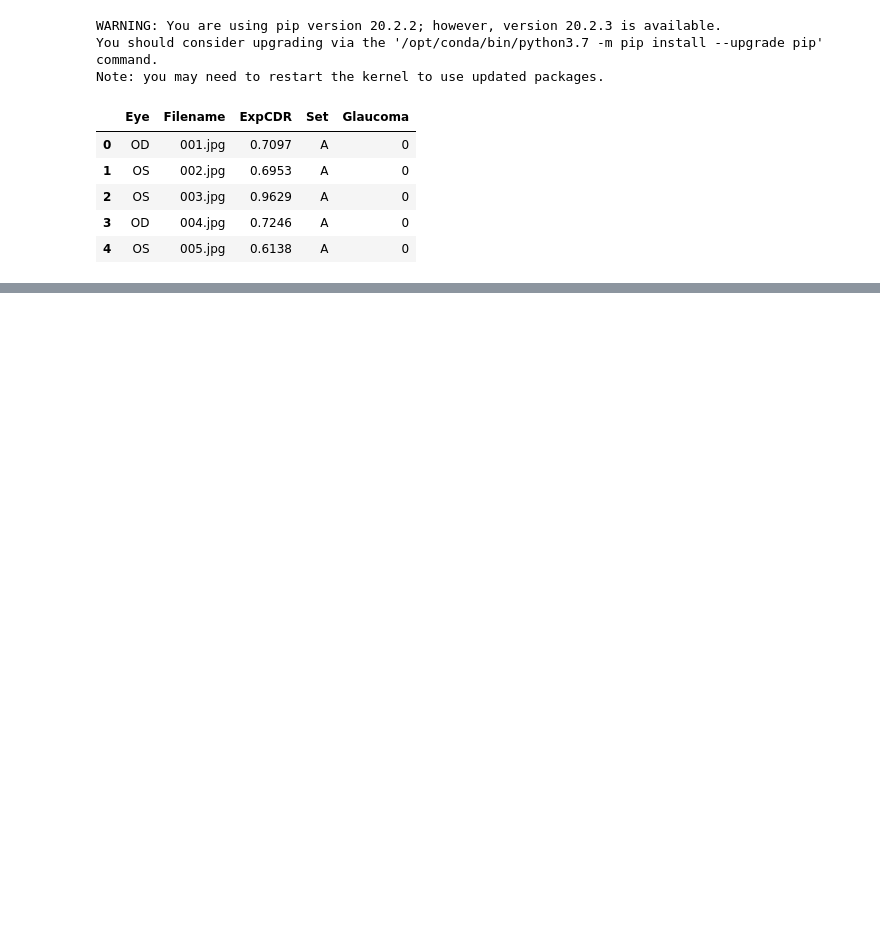
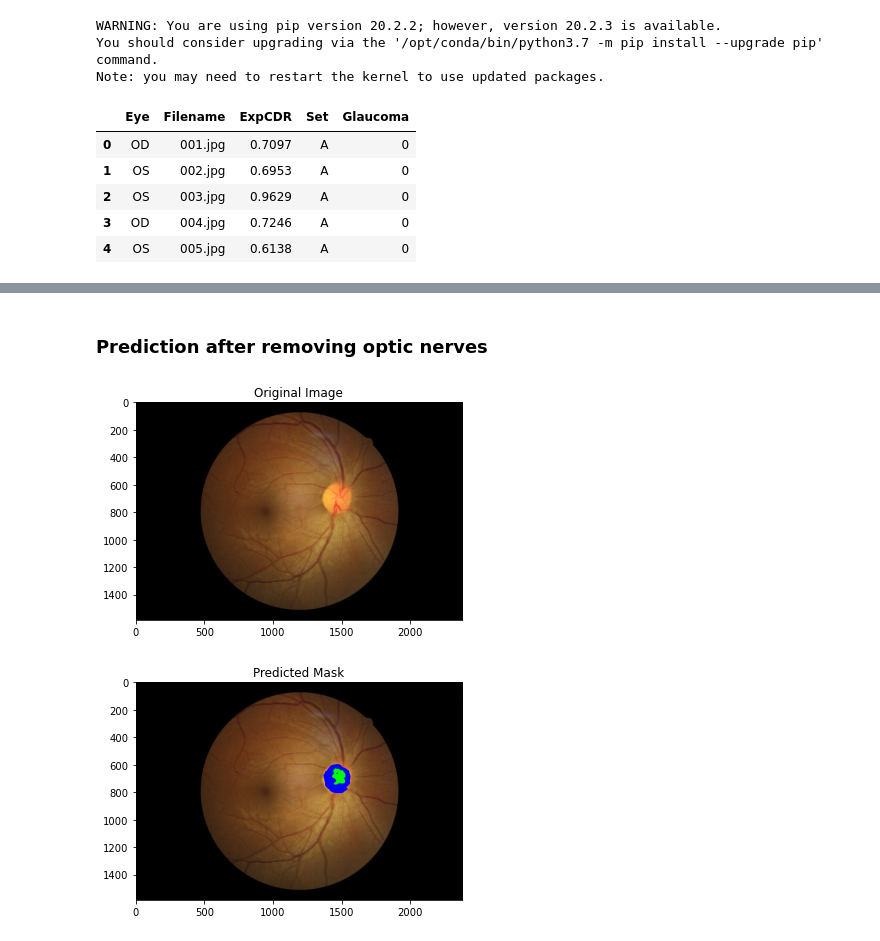
Before and after one commit to SD0313/Aravind-Preliminary-Task, a Jupyter notebook: image-segmentation.ipynb, the cells around one changed output, grey strips where cells are left out. Saved outputs shown, nothing was run; the diff lists cells and outputs as text; code cells hidden in the pictures; blank space fills up the shorter version.

Commit message:
Full Process

```diff
--- a/image-segmentation.ipynb
+++ b/image-segmentation.ipynb
@@ -65,7 +65,7 @@ def generator(filenames):
 
             img = load_img(img_file, target_size=(512, 512))
             img = img_to_array(img)/255.0
-            img_preprocessed = hair_remove(img)
+            img_preprocessed = remove_nerves(img)
 
 
             yield img_preprocessed, mask
@@ -153,7 +153,7 @@ def unet_model(output_channels):
 
   return tf.keras.Model(inputs=inputs, outputs=x)
 # %%
-def dice_coef_9cat(y_true, y_pred, smooth=1e-7):
+def dice_coef_cat(y_true, y_pred, smooth=1e-7):
     '''
     Dice coefficient for 10 categories. Ignores background pixel label 0
     Pass to model as metric during compile statement
@@ -164,13 +164,13 @@ def dice_coef_9cat(y_true, y_pred, smooth=1e-7):
     denom = K.sum(y_true_f + y_pred_f, axis=-1)
     return K.mean((2. * intersect / (denom + smooth)))
 
-def dice_coef_9cat_loss(y_true, y_pred):
+def dice_coef_cat_loss(y_true, y_pred):
     '''
     Dice loss to minimize. Pass to model as loss during compile statement
     '''
-    return 1 - dice_coef_9cat(y_true, y_pred)
+    return 1 - dice_coef_cat(y_true, y_pred)
 # %%
 model = unet_model(OUTPUT_CHANNELS)
 model.compile(optimizer='adam',
-              loss=dice_coef_9cat_loss,
+              loss=dice_coef_cat_loss,
               metrics=['accuracy'])
@@ -216,37 +212,35 @@ for img, mask in train_dataset.take(2):
 # %%
-def get_segmentation(file, model):
+def get_segmentation(test_file, model):
 
     test_img = load_img(test_file, target_size=(512, 512))
     test_img_fullsize = load_img(test_file)
     full_arr = np.array(test_img_fullsize)/255.0
     x_true = full_arr.shape[0]
     y_true = full_arr.shape[1]
+    plt.title("Original Image")
     plt.imshow(test_img_fullsize)
     plt.show()
 
     test_arr = img_to_array(test_img)/255.0
 
-    test_arr_preprocessed = hair_remove(test_arr)
-#     plt.imshow(test_img)
-#     plt.show()
+    test_arr_preprocessed = remove_nerves(test_arr)
+
     pred = model.predict(test_arr_preprocessed.reshape(1, 512, 512, 3))
     single_pred = pred[0]
     mask_img = array_to_img(single_pred)
     mask_img = mask_img.resize((y_true, x_true))
-#     plt.imshow(mask_img)
-#     plt.show()
     mask_arr = np.array(mask_img)/255.0
-
-
-
 
     my_mask = np.zeros((x_true, y_true))
     marked = []
+    inner = []
     for i in range(x_true):
         for j in range(y_true):
             my_mask[i][j] = np.argmax(mask_arr[i][j])
             if np.argmax(mask_arr[i][j]) == 1:
                 marked.append([i, j])
+            elif np.argmax(mask_arr[i][j]) == 2:
+                inner.append([i, j])
     avgi = []
     avgj = []
     for lis in marked:
@@ -255,9 +249,22 @@ def get_segmentation(file, model):
         avgi.append(first)
         avgj.append(sec)
         full_arr[first][sec] = [0.0, 0.0, 1.0]
-
+    for lis in inner:
+        first = lis[0]
+        sec = lis[1]
+        avgi.append(first)
+        avgj.append(sec)
+        full_arr[first][sec] = [0.0, 1.0, 0.0]
     avgi = sum(avgi)//len(avgi)
     avgj = sum(avgj)//len(avgj)
+    plt.title("Predicted Mask")
     plt.imshow(full_arr)
-
+    plt.show()
     return (avgi, avgj)
+# %% [markdown]
+### Prediction after removing optic nerves
+# %%
+middle = get_segmentation('../input/origalist/BinRushed/BinRushed/BinRushed3/image8prime.jpg', model)
+# %% [output]
+[figure, added]
+[figure, added]
```
Also changed, not shown: parts of 8 cells of this notebook.
